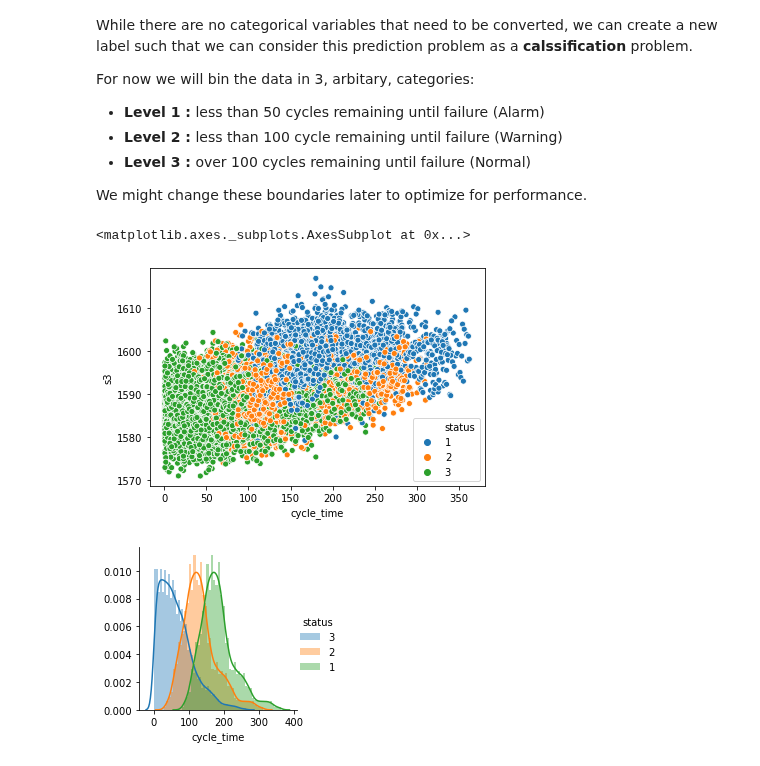
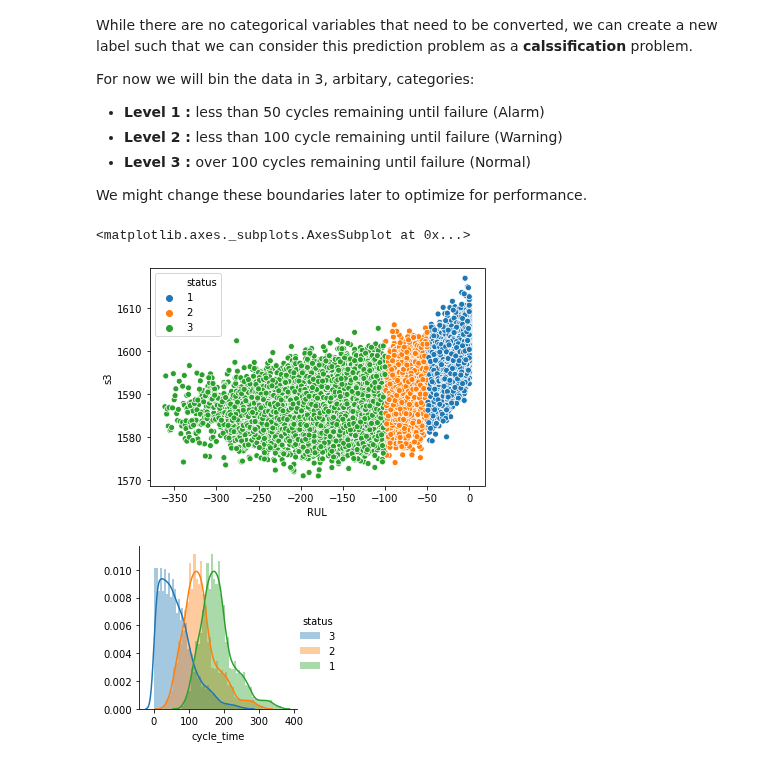
Before and after one commit to andrea-fantini/Predictive_Maintenance_Fanjet, a Jupyter notebook: notebooks/4 - Data Pre-processing.ipynb, the cells around one changed output. Cells and saved outputs as stored; diff of their text form; code cells hidden in the pictures.

```diff
--- a/notebooks/4 - Data Pre-processing.ipynb
+++ b/notebooks/4 - Data Pre-processing.ipynb
@@ -62,10 +62,10 @@ train_df['status'] = pd.cut(train_df['RUL'],[-np.inf,first_boundary,second_bound
 test_df['status'] = pd.cut(train_df['RUL'],[-np.inf,first_boundary,second_boundary,0],labels=[3,2,1])
 # %%
 import seaborn as sns
-sns.scatterplot('cycle_time','s3',data = train_df, hue='status')
+sns.scatterplot('RUL','s3',data = train_df, hue='status')
 # %% [output]
 <matplotlib.axes._subplots.AxesSubplot at 0x...>
-[figure, old version]
+[figure, new version]
 # %%
 def distplot_with_hue(data=None, x=None, hue=None, row=None, col=None, legend=True, **kwargs):
     _, bins = np.histogram(data[x].dropna())
```
Also changed, not shown: parts of 3 cells of this notebook, 1 other file.
